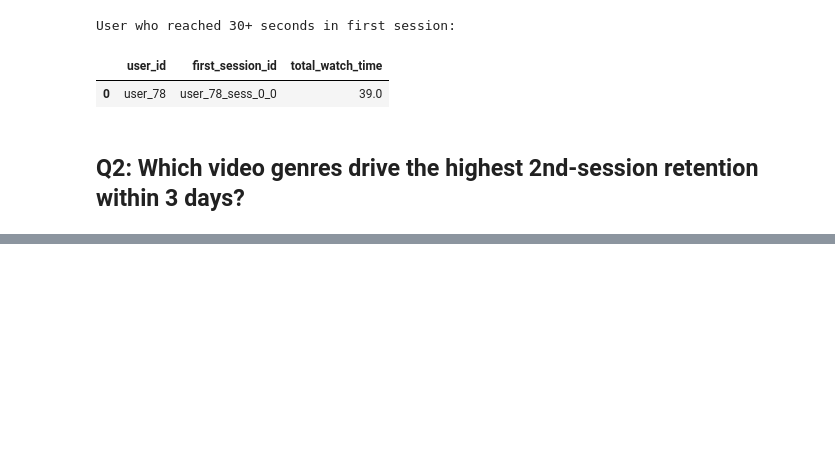
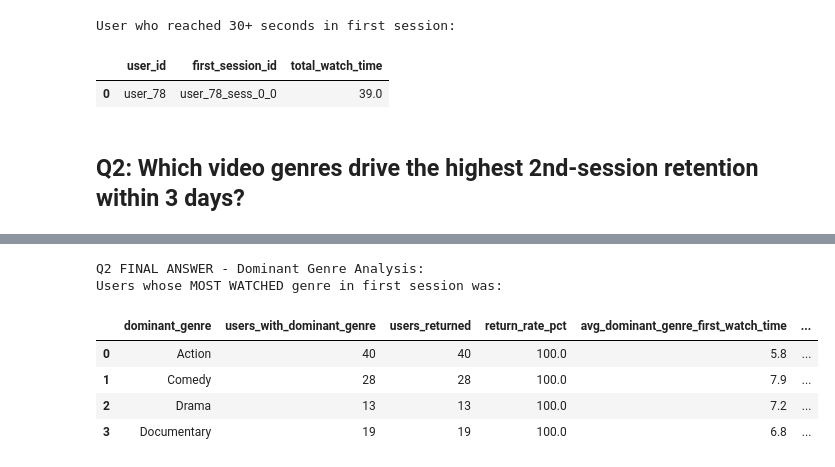
Before and after one commit to ndias021/streampro-assignment-etl, a Jupyter notebook: src/notebooks/analysis.ipynb, the cells around one changed output, grey strips where cells are left out. Saved outputs shown, nothing was run; the diff lists cells and outputs as text; code cells hidden in the pictures; blank space fills up the shorter version.

```diff
--- a/src/notebooks/analysis.ipynb
+++ b/src/notebooks/analysis.ipynb
@@ -492,0 +404,80 @@ Understanding high retention rates:
+# %%
+# Q2 Dominant Genre Analysis: Which genre most watched in first session drives best retention?
+dominant_genre_analysis = conn.execute("""
+    WITH user_first_sessions AS (
+        SELECT
+            e.user_id,
+            MIN(e.session_id) as first_session_id,
+            SUBSTRING(MIN(e.timestamp), 1, 10) as first_session_date
+        FROM trusted_events e
+        GROUP BY e.user_id
+    ),
+    first_session_genre_watch AS (
+        -- Get total watch time by genre in first session
+        SELECT
+            ufs.user_id,
+            v.genre,
+            SUM(CASE WHEN e.event_name = 'watch_time' THEN CAST(e.value AS DOUBLE) ELSE 0 END) as genre_watch_time
+        FROM user_first_sessions ufs
+        INNER JOIN trusted_events e
+            ON ufs.user_id = e.user_id
+            AND ufs.first_session_id = e.session_id
+        INNER JOIN trusted_videos v ON e.video_id = v.video_id
+        GROUP BY ufs.user_id, v.genre
+    ),
+    user_dominant_genres AS (
+        -- Find dominant genre (most watched) for each user in first session
+        SELECT
+            user_id,
+            genre as dominant_genre,
+            genre_watch_time
+        FROM (
+            SELECT
+                user_id,
+                genre,
+                genre_watch_time,
+                ROW_NUMBER() OVER (PARTITION BY user_id ORDER BY genre_watch_time DESC) as rn
+            FROM first_session_genre_watch
+        )
+        WHERE rn = 1
+    ),
+    subsequent_activity AS (
+        -- Get subsequent session activity within 3 days
+        SELECT
+            ufs.user_id,
+            SUM(CASE WHEN e.event_name = 'watch_time' THEN CAST(e.value AS DOUBLE) ELSE 0 END) as subsequent_watch_time,
+            COUNT(DISTINCT e.session_id) as subsequent_sessions
+        FROM user_first_sessions ufs
+        INNER JOIN trusted_events e
+            ON ufs.user_id = e.user_id
+            AND e.session_id > ufs.first_session_id
+            AND SUBSTRING(e.timestamp, 1, 10) <= CAST(DATE_ADD(CAST(ufs.first_session_date AS DATE), INTERVAL 3 DAY) AS VARCHAR)
+        GROUP BY ufs.user_id
+    )
+    SELECT
+        udg.dominant_genre,
+        COUNT(DISTINCT udg.user_id) as users_with_dominant_genre,
+        COUNT(DISTINCT sa.user_id) as users_returned,
+        ROUND(100.0 * COUNT(DISTINCT sa.user_id) / COUNT(DISTINCT udg.user_id), 1) as return_rate_pct,
+        ROUND(AVG(udg.genre_watch_time), 1) as avg_dominant_genre_first_watch_time,
+        ROUND(AVG(sa.subsequent_watch_time), 1) as avg_subsequent_watch_time,
+        ROUND(AVG(sa.subsequent_sessions), 1) as avg_subsequent_sessions,
+        -- Quality metric: subsequent engagement per user
+        ROUND(AVG(sa.subsequent_watch_time) * AVG(sa.subsequent_sessions), 1) as engagement_quality_score
+    FROM user_dominant_genres udg
+    LEFT JOIN subsequent_activity sa ON udg.user_id = sa.user_id
+    GROUP BY udg.dominant_genre
+    ORDER BY avg_subsequent_watch_time DESC NULLS LAST
+""").df()
+
+print("Q2 FINAL ANSWER - Dominant Genre Analysis:")
+print("Users whose MOST WATCHED genre in first session was:")
+dominant_genre_analysis
+# %% [output]
+Q2 FINAL ANSWER - Dominant Genre Analysis:
+Users whose MOST WATCHED genre in first session was:
+|  | dominant_genre | users_with_dominant_genre | users_returned | return_rate_pct | avg_dominant_genre_first_watch_time | ... |
+| 0 | Action | 40 | 40 | 100.0 | 5.8 | ... |
+| 1 | Comedy | 28 | 28 | 100.0 | 7.9 | ... |
+| 2 | Drama | 13 | 13 | 100.0 | 7.2 | ... |
+| 3 | Documentary | 19 | 19 | 100.0 | 6.8 | ... |
```
Also changed, not shown: parts of 12 cells of this notebook.
